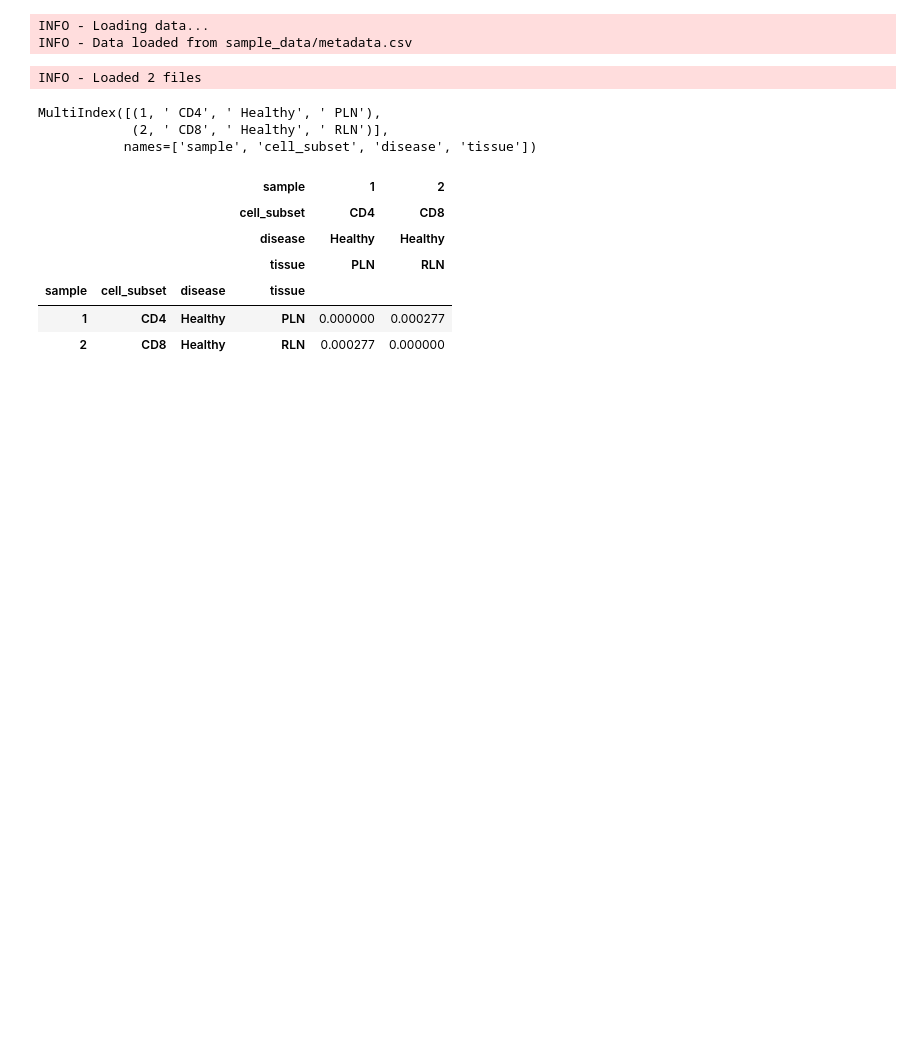
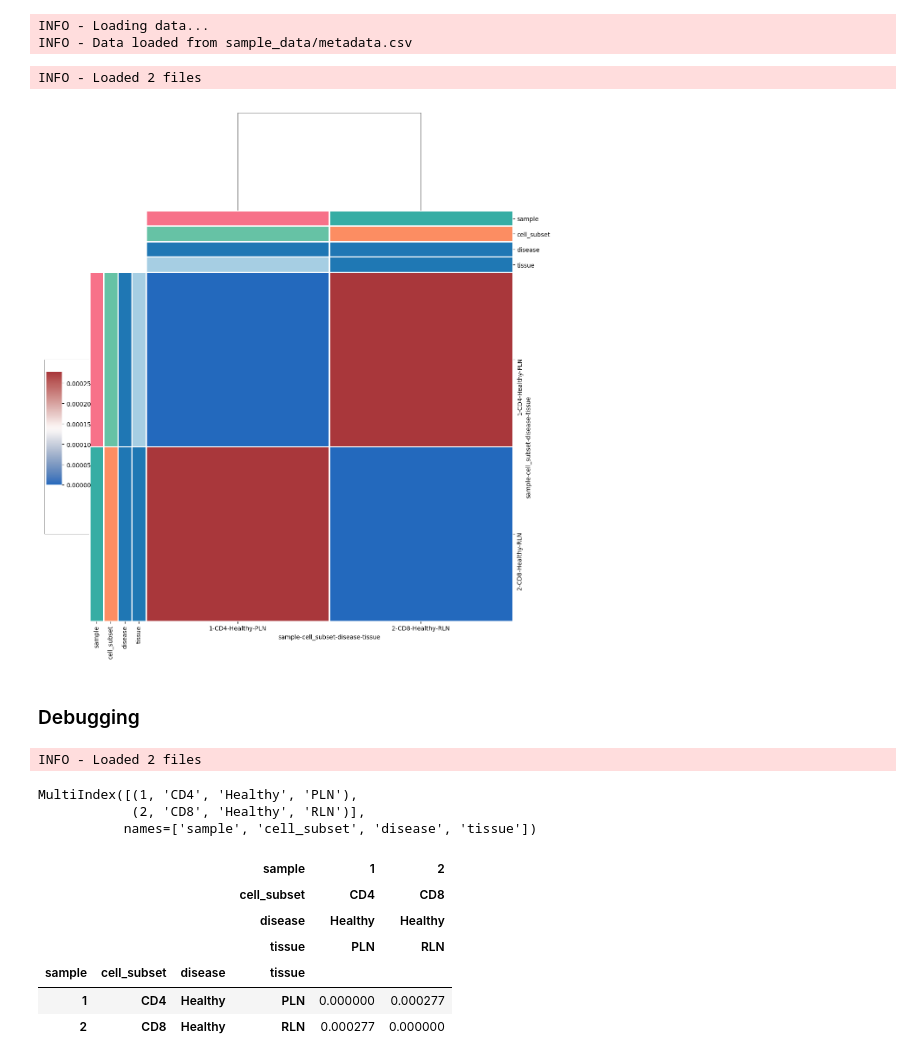
Before and after one commit to i3-unit/TCRpeg_i3, a Jupyter notebook: tutorial_heatmap_pinfer.ipynb, the cells around one changed output. Cells and saved outputs as stored; diff of their text form; code cells hidden in the pictures; blank space fills up the shorter version.

```diff
--- a/tutorial_heatmap_pinfer.ipynb
+++ b/tutorial_heatmap_pinfer.ipynb
@@ -15,6 +18,13 @@ plot_heatmap_metadata = PlotHeatmapPinfer(data='results_sample_data/p_infer/raw/
 # %% [output]
 INFO - Loading data...
 INFO - Data loaded from sample_data/metadata.csv
+# %%
+plot_heatmap_metadata.run()
+# %% [output]
+INFO - Loaded 2 files
+[figure, added]
+# %% [markdown]
+### Debugging
 # %%
 p_infer_dict = plot_heatmap_metadata.load_data_numpy(plot_heatmap_metadata.data)
 # %% [output]
@@ -26,8 +36,8 @@ metadata_multi_idx = plot_heatmap_metadata.create_multi_index(plot_heatmap_metad
 # %%
 metadata_multi_idx
 # %% [output]
-MultiIndex([(1, ' CD4', ' Healthy', ' PLN'),
-            (2, ' CD8', ' Healthy', ' RLN')],
+MultiIndex([(1, 'CD4', 'Healthy', 'PLN'),
+            (2, 'CD8', 'Healthy', 'RLN')],
            names=['sample', 'cell_subset', 'disease', 'tissue'])
 # %%
 distance_matrix_annotated = plot_heatmap_metadata.annotate_distance_matrix(distance_matrix, metadata_multi_idx)
```
Also changed, not shown: parts of 6 cells of this notebook.
